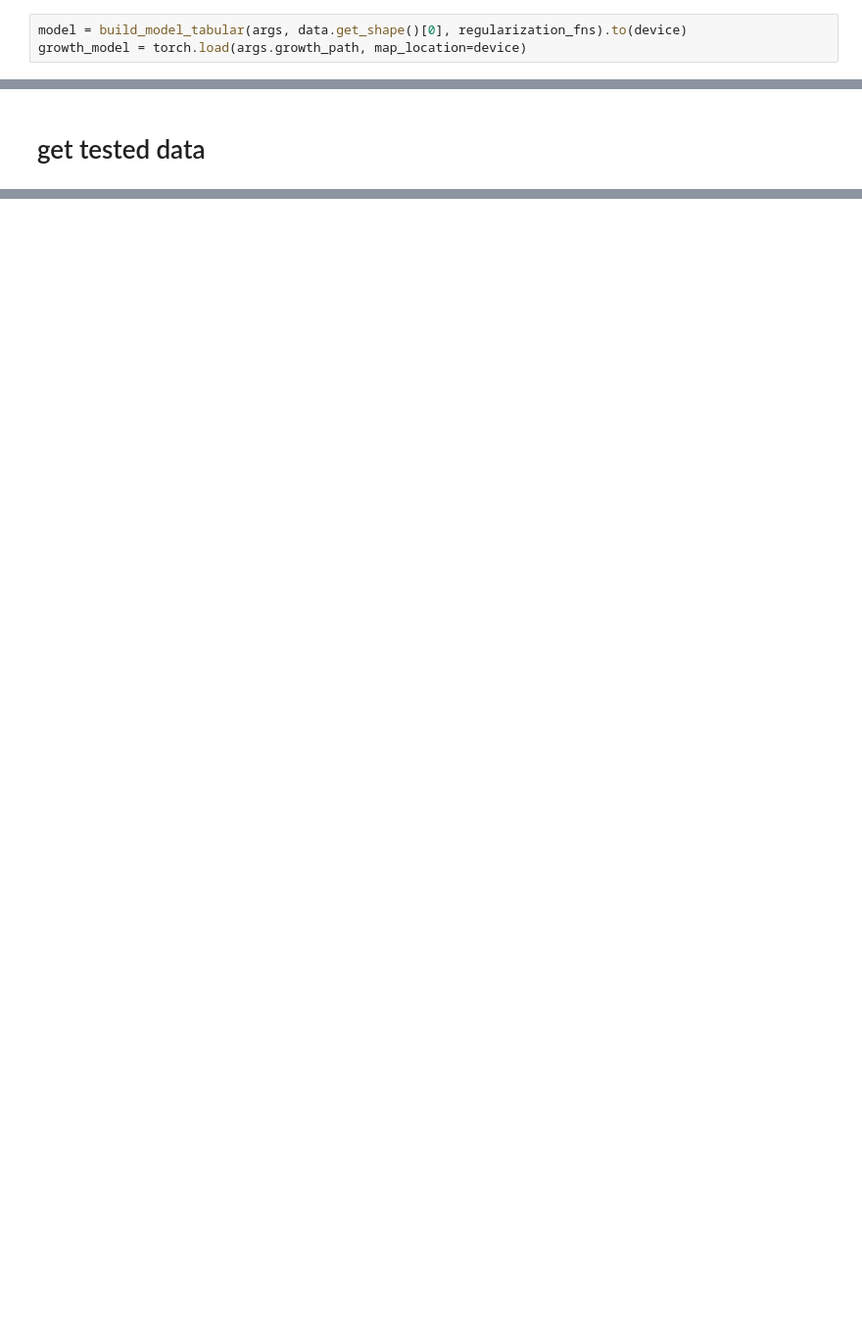
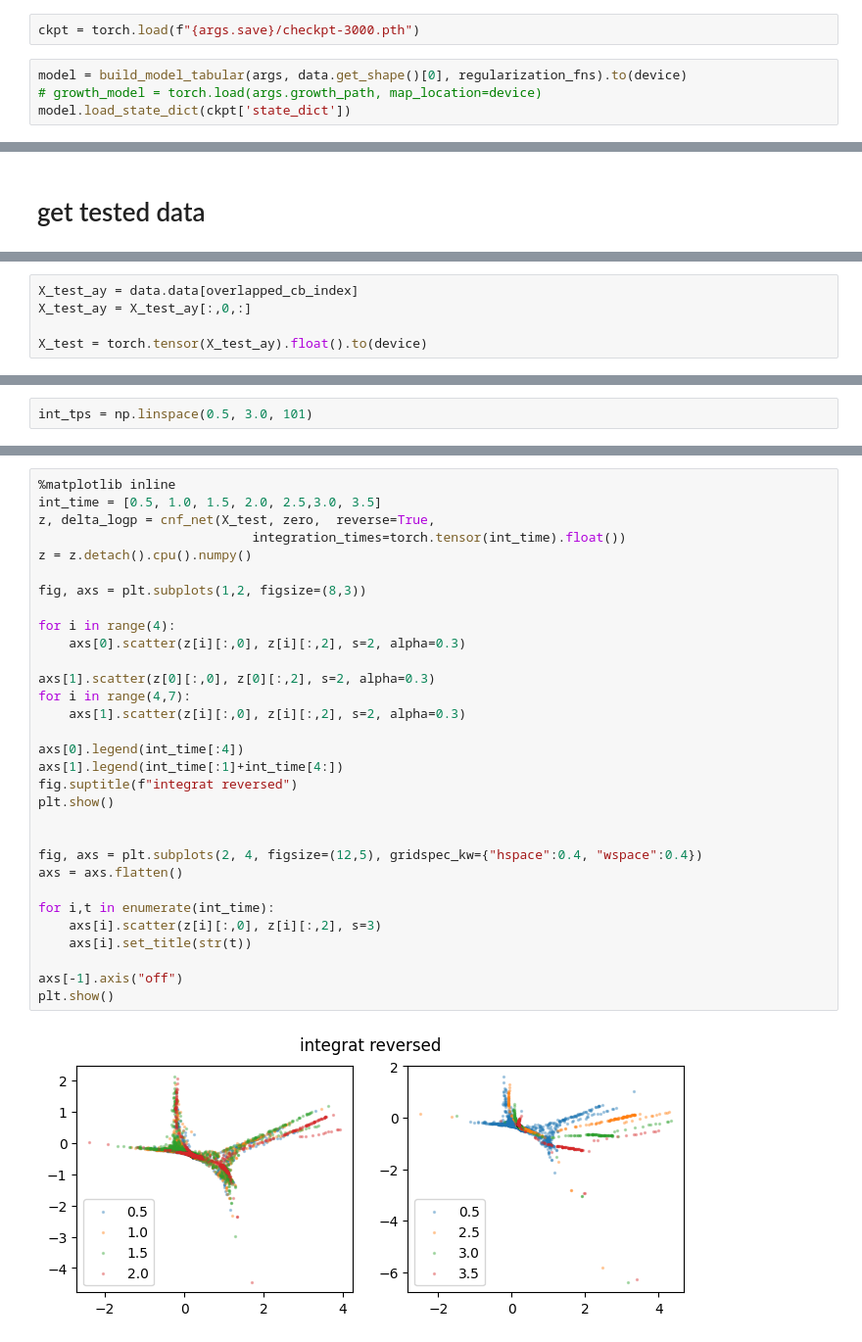
Before and after one commit to oZwZo/PINN_dynamics, a Jupyter notebook: Explore_Notebook/8.Benchmark_v/8-5.evaluate_TrajectoryNet.ipynb, the cells around one changed output, grey strips where cells are left out. Shown: that part at 98% size. Drawn from its saved outputs; the diff is of its cells as text; blank space fills up the shorter version.

```diff
--- a/Explore_Notebook/8.Benchmark_v/8-5.evaluate_TrajectoryNet.ipynb
+++ b/Explore_Notebook/8.Benchmark_v/8-5.evaluate_TrajectoryNet.ipynb
@@ -64,6 +96,9 @@ regularization_fns, regularization_coeffs = create_regularization_fns(args)
 # load CNF model
 # %%
 device = 'cuda:0'
+# %%
+ckpt = torch.load(f"{args.save}/checkpt-3000.pth")
 # %%
 model = build_model_tabular(args, data.get_shape()[0], regularization_fns).to(device)
-growth_model = torch.load(args.growth_path, map_location=device)
+# growth_model = torch.load(args.growth_path, map_location=device)
+model.load_state_dict(ckpt['state_dict'])
@@ -149,0 +131,5 @@ dir(data)
+# %%
+X_test_ay = data.data[overlapped_cb_index]
+X_test_ay = X_test_ay[:,0,:]
+
+X_test = torch.tensor(X_test_ay).float().to(device)
@@ -149,0 +138,2 @@ dir(data)
+# %%
+int_tps = np.linspace(0.5, 3.0, 101)
@@ -149,0 +204,33 @@ dir(data)
+# %%
+%matplotlib inline
+int_time = [0.5, 1.0, 1.5, 2.0, 2.5,3.0, 3.5]
+z, delta_logp = cnf_net(X_test, zero,  reverse=True,
+                            integration_times=torch.tensor(int_time).float())
+z = z.detach().cpu().numpy()
+
+fig, axs = plt.subplots(1,2, figsize=(8,3))
+
+for i in range(4):
+    axs[0].scatter(z[i][:,0], z[i][:,2], s=2, alpha=0.3)
+
+axs[1].scatter(z[0][:,0], z[0][:,2], s=2, alpha=0.3)
+for i in range(4,7):
+    axs[1].scatter(z[i][:,0], z[i][:,2], s=2, alpha=0.3)
+
+axs[0].legend(int_time[:4])
+axs[1].legend(int_time[:1]+int_time[4:])
+fig.suptitle(f"integrat reversed")
+plt.show()
+
+
+fig, axs = plt.subplots(2, 4, figsize=(12,5), gridspec_kw={"hspace":0.4, "wspace":0.4})
+axs = axs.flatten()
+
+for i,t in enumerate(int_time):
+    axs[i].scatter(z[i][:,0], z[i][:,2], s=3)
+    axs[i].set_title(str(t))
+
+axs[-1].axis("off")
+plt.show()
+# %% [output]
+[figure, added]
```
Also changed, not shown: parts of 40 cells of this notebook, 6 other files.
